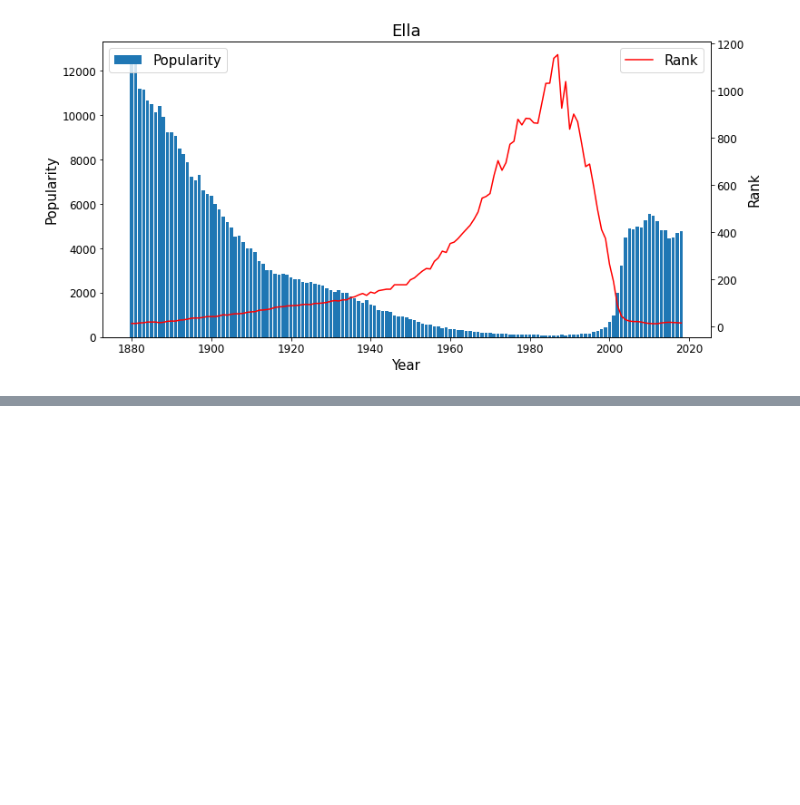
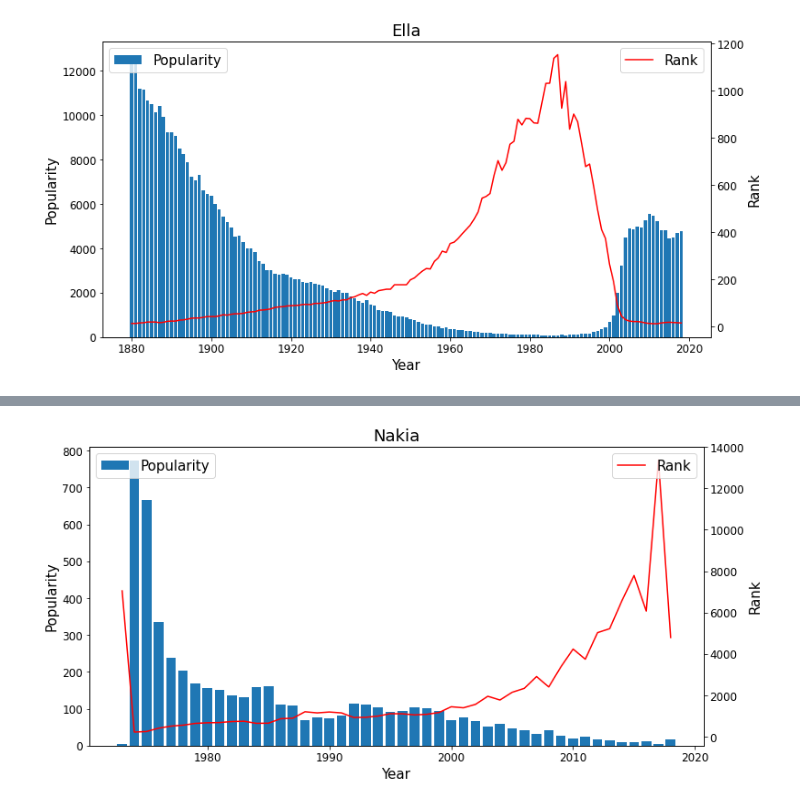
Before and after one commit to leadeeerq/data-science, a Jupyter notebook: 230303_BabyNamesDataAnalysisAndVisualization.ipynb, the cells around one changed output, grey strips where cells are left out. Cells and saved outputs as stored; diff of their text form; code cells hidden in the pictures; blank space fills up the shorter version.

```diff
--- a/230303_BabyNamesDataAnalysisAndVisualization.ipynb
+++ b/230303_BabyNamesDataAnalysisAndVisualization.ipynb
@@ -481,0 +649,4 @@ for name in pop_female.Name:
+# %%
+plot_name('Nakia', 'F')
+# %% [output]
+[figure, added]
```
Also changed, not shown: parts of 59 cells of this notebook.
